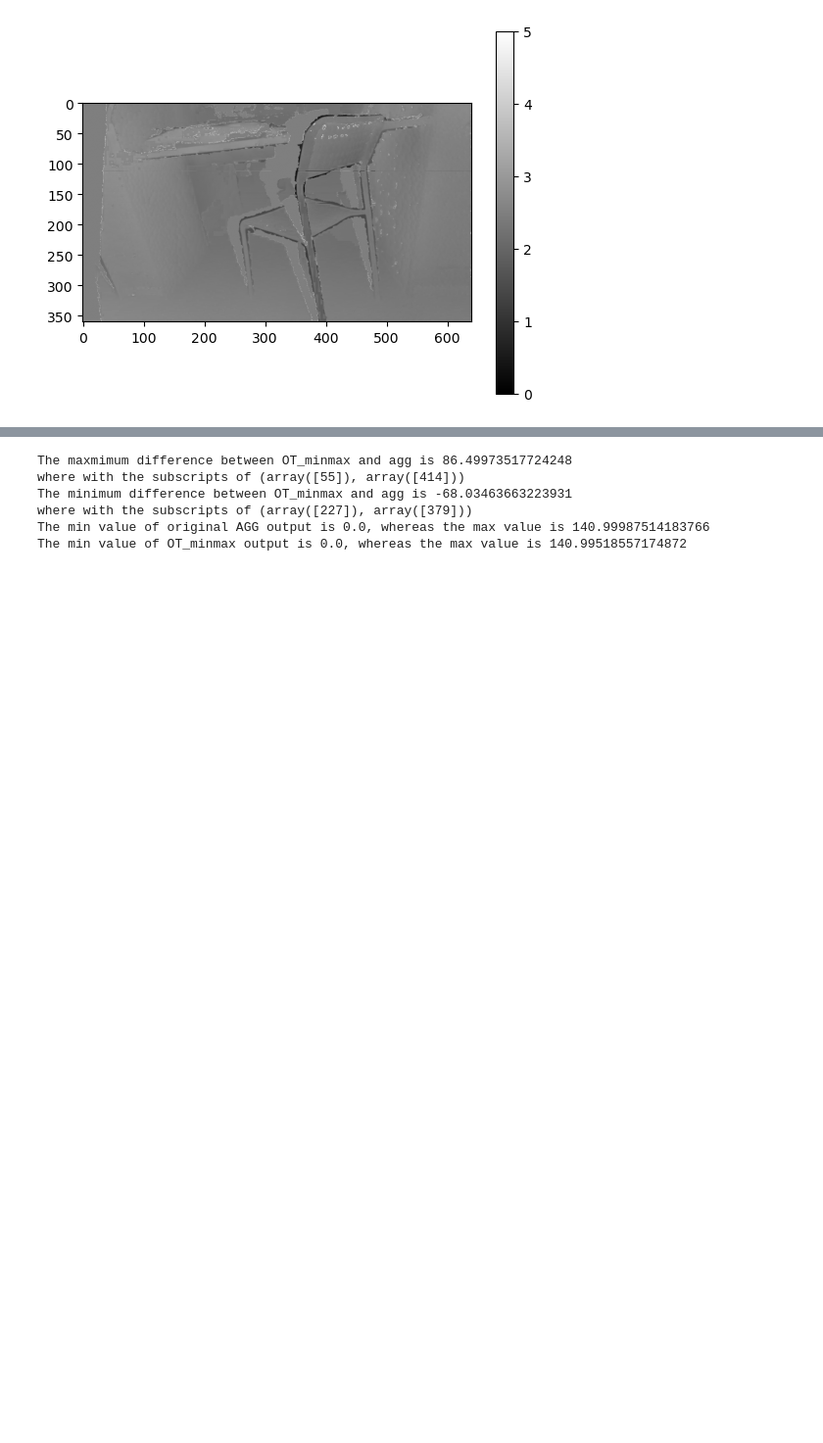
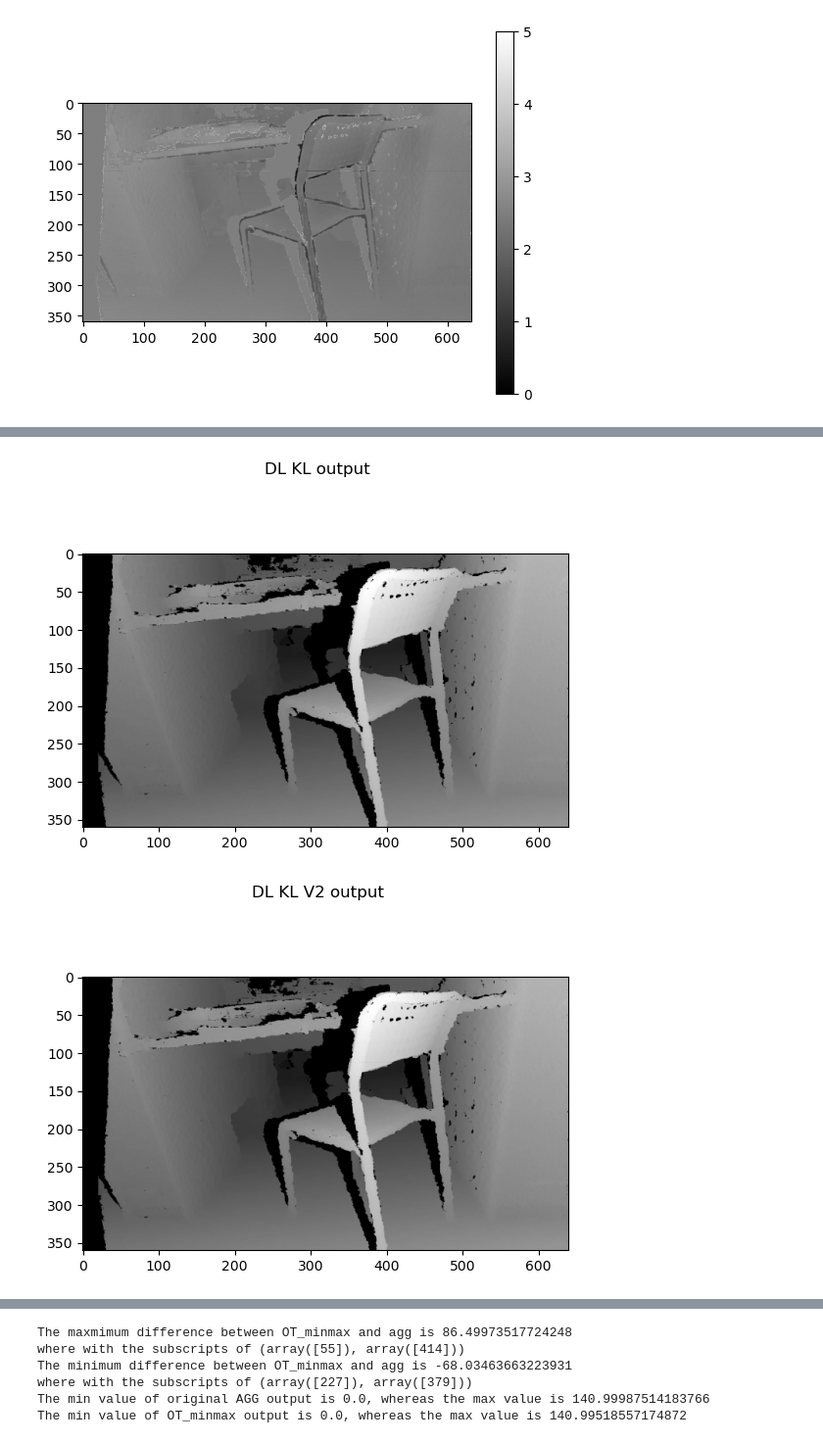
Before and after one commit to WEIIEW97/disp-refine-by-OT, a Jupyter notebook: vis.ipynb, the cells around one changed output, grey strips where cells are left out. Shown at 98% size. Cells and saved outputs as stored; diff of their text form; code cells hidden in the pictures; blank space fills up the shorter version.

```diff
--- a/vis.ipynb
+++ b/vis.ipynb
@@ -211,0 +344,10 @@ figure_show(cm_diff_normal_agg_11, 2, 0, 5, True)
+# %%
+cm_kl_11 = apply_colormap(xs_11.cpu().squeeze(0).detach().numpy())
+cm_kl_v2_11 = apply_colormap(xs_v2_11.cpu().squeeze(0).detach().numpy())
+
+figure_show(cm_kl_11, 1, title='DL KL output')
+figure_show(cm_kl_v2_11, 2, title='DL KL V2 output')
+figure_show(cm_scaled_agg_11, 3, title='original agg output')
+# %% [output]
+[figure, added]
+[figure, added]
```
Also changed, not shown: parts of 12 cells of this notebook.
